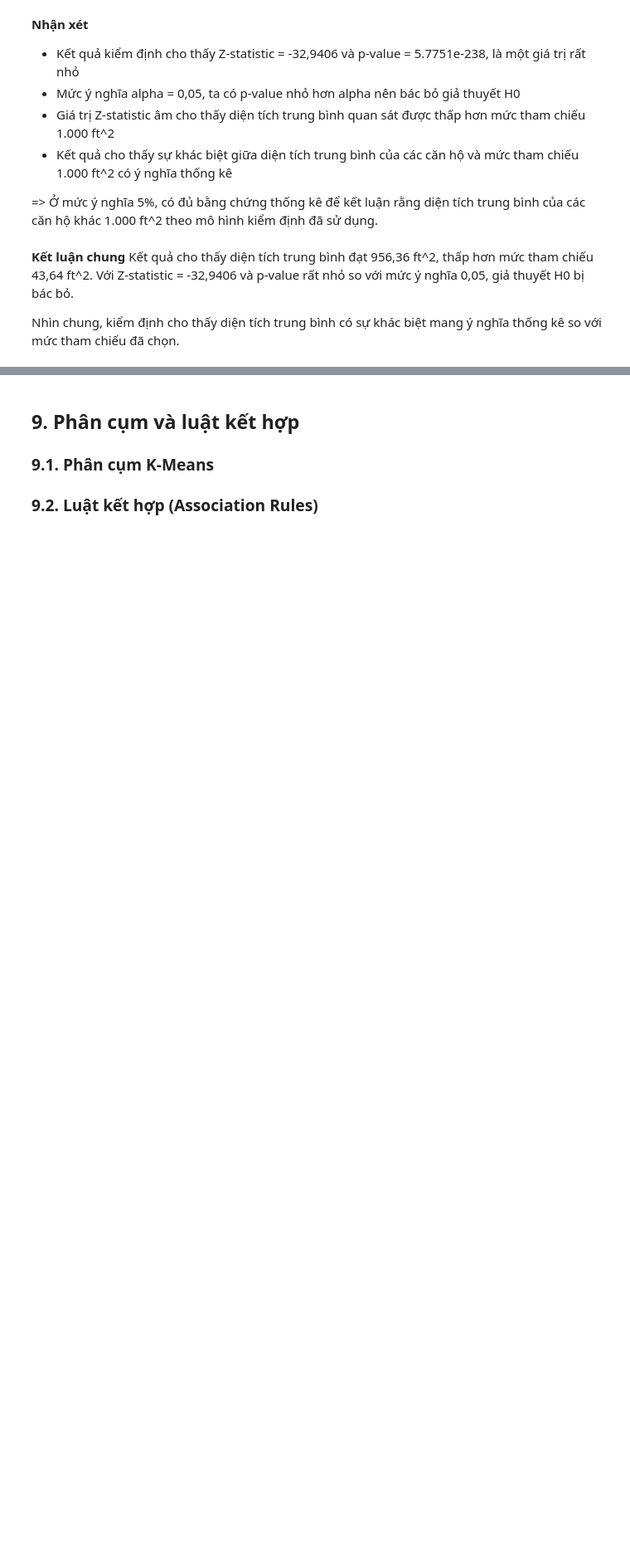
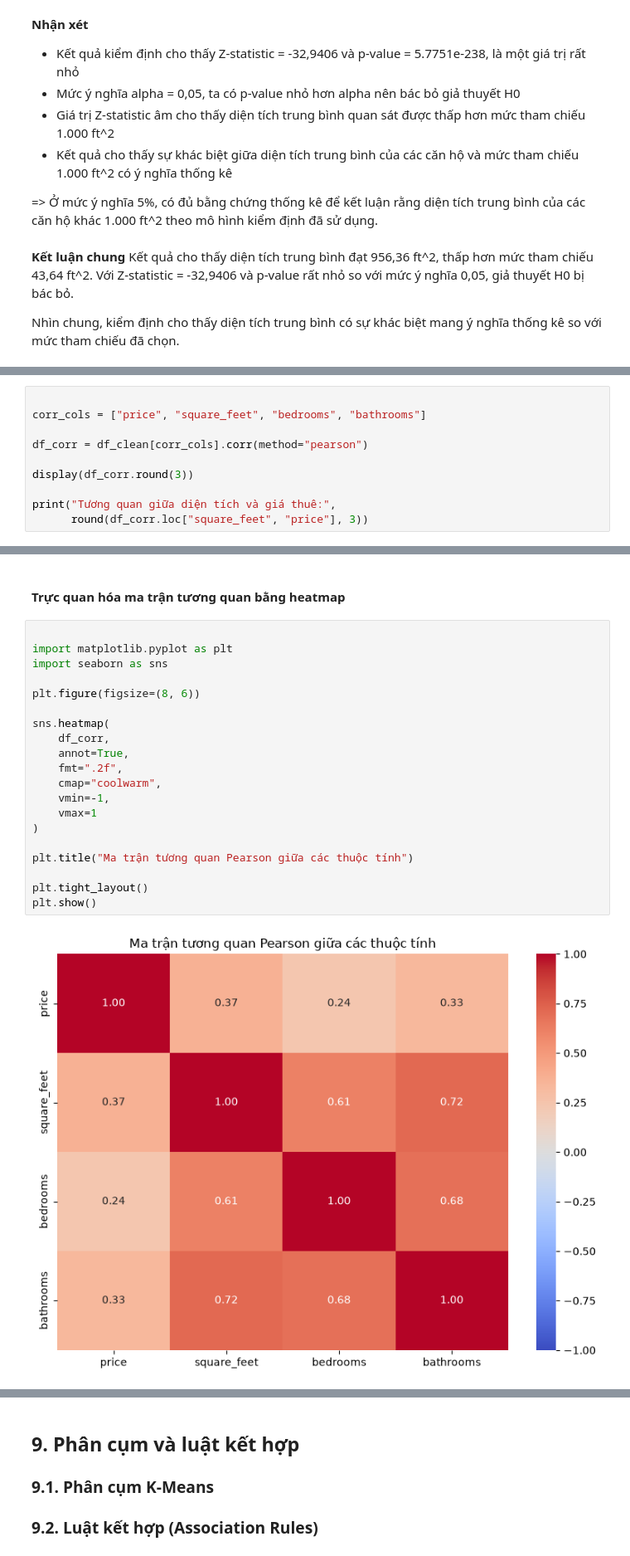
Before and after one commit to 1amBlake/apartment-rental-analysis-iuh, a Jupyter notebook: notebooks/apartment_retal_analysis.ipynb, the cells around one changed output, grey strips where cells are left out. Shown at 83% size. Drawn from its saved outputs; the diff is of its cells as text; blank space fills up the shorter version.

```diff
--- a/notebooks/apartment_retal_analysis.ipynb
+++ b/notebooks/apartment_retal_analysis.ipynb
@@ -1393,0 +1425,10 @@ Nhìn chung, kiểm định cho thấy diện tích trung bình có sự khác b
+# %%
+
+corr_cols = ["price", "square_feet", "bedrooms", "bathrooms"]
+
+df_corr = df_clean[corr_cols].corr(method="pearson")
+
+display(df_corr.round(3))
+
+print("Tương quan giữa diện tích và giá thuê:",
+      round(df_corr.loc["square_feet", "price"], 3))
@@ -1393,0 +1452,24 @@ Nhìn chung, kiểm định cho thấy diện tích trung bình có sự khác b
+# %% [markdown]
+#### Trực quan hóa ma trận tương quan bằng heatmap
+# %%
+
+import matplotlib.pyplot as plt
+import seaborn as sns
+
+plt.figure(figsize=(8, 6))
+
+sns.heatmap(
+    df_corr,
+    annot=True,
+    fmt=".2f",
+    cmap="coolwarm",
+    vmin=-1,
+    vmax=1
+)
+
+plt.title("Ma trận tương quan Pearson giữa các thuộc tính")
+
+plt.tight_layout()
+plt.show()
+# %% [output]
+[figure, added]
```
Also changed, not shown: parts of 27 cells of this notebook.
